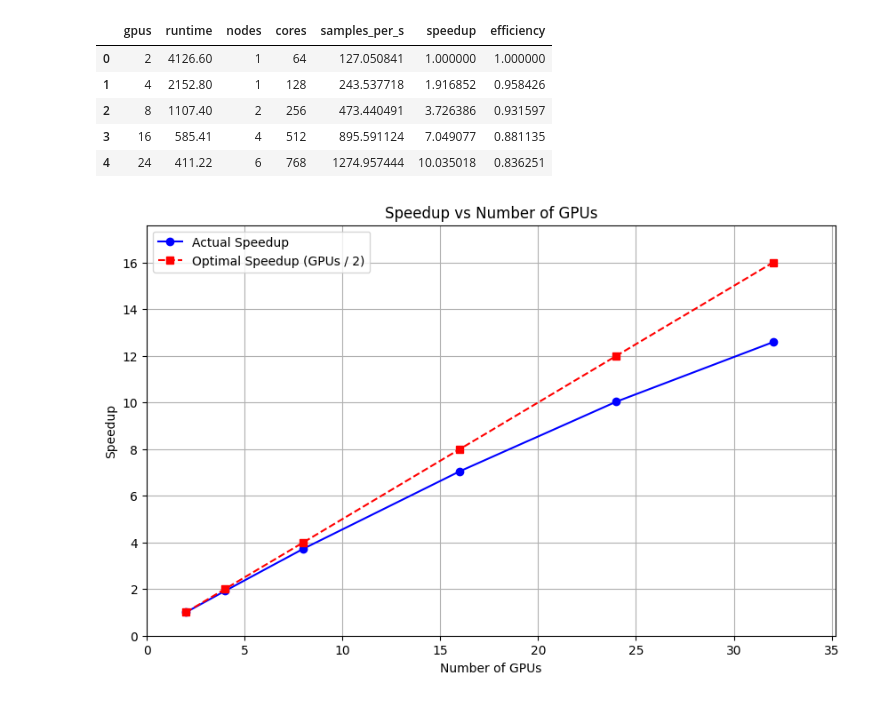
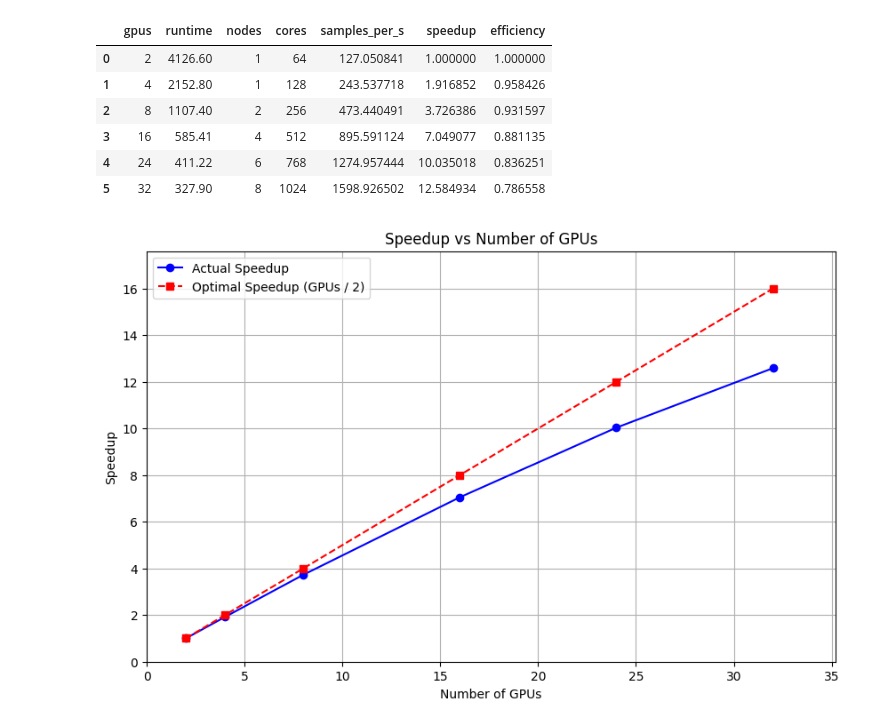
Before and after one commit to FZJ-INM1-BDA/cl-3d, a Jupyter notebook: notebooks/scaling_plot_nodes.ipynb, the cells around one changed output. Saved outputs shown, nothing was run; the diff lists cells and outputs as text; code cells hidden in the pictures.

```diff
--- a/notebooks/scaling_plot_nodes.ipynb
+++ b/notebooks/scaling_plot_nodes.ipynb
@@ -26,34 +26,35 @@ import pandas as pd
 import numpy as np
 
 # Load values storing execution time of run_training_epoch function
 df = pd.read_csv(scaling_csv)
 
 df['nodes'] = (df['gpus'] / gpus_per_node).apply(np.ceil).astype(int)
 df['cores'] = df['gpus'] * cpus_per_task
 
 df['samples_per_s'] = epoch_size / df['runtime']
 
 reference_sps = df.loc[0]['samples_per_s']
 def compute_speedup(row):
     return row['samples_per_s'] / reference_sps
 
 # Apply the function to each row in the DataFrame and create a new column
 df['speedup'] = df.apply(lambda row: compute_speedup(row), axis=1)
 
 ref_gpus = df.loc[0]['gpus']
 def compute_efficiency(row):
     return ref_gpus * row['speedup'] / row['gpus']
 
 df['efficiency'] = df.apply(lambda row: compute_efficiency(row), axis=1)
 
-df.head()
+df
 # %% [output]
 |  | gpus | runtime | nodes | cores | samples_per_s | speedup | efficiency |
 | 0 | 2 | 4126.60 | 1 | 64 | 127.050841 | 1.000000 | 1.000000 |
 | 1 | 4 | 2152.80 | 1 | 128 | 243.537718 | 1.916852 | 0.958426 |
 | 2 | 8 | 1107.40 | 2 | 256 | 473.440491 | 3.726386 | 0.931597 |
 | 3 | 16 | 585.41 | 4 | 512 | 895.591124 | 7.049077 | 0.881135 |
 | 4 | 24 | 411.22 | 6 | 768 | 1274.957444 | 10.035018 | 0.836251 |
+| 5 | 32 | 327.90 | 8 | 1024 | 1598.926502 | 12.584934 | 0.786558 |
 # %%
 # Plot it
 
```
Also changed, not shown: parts of 1 cell of this notebook, 1 other file.
